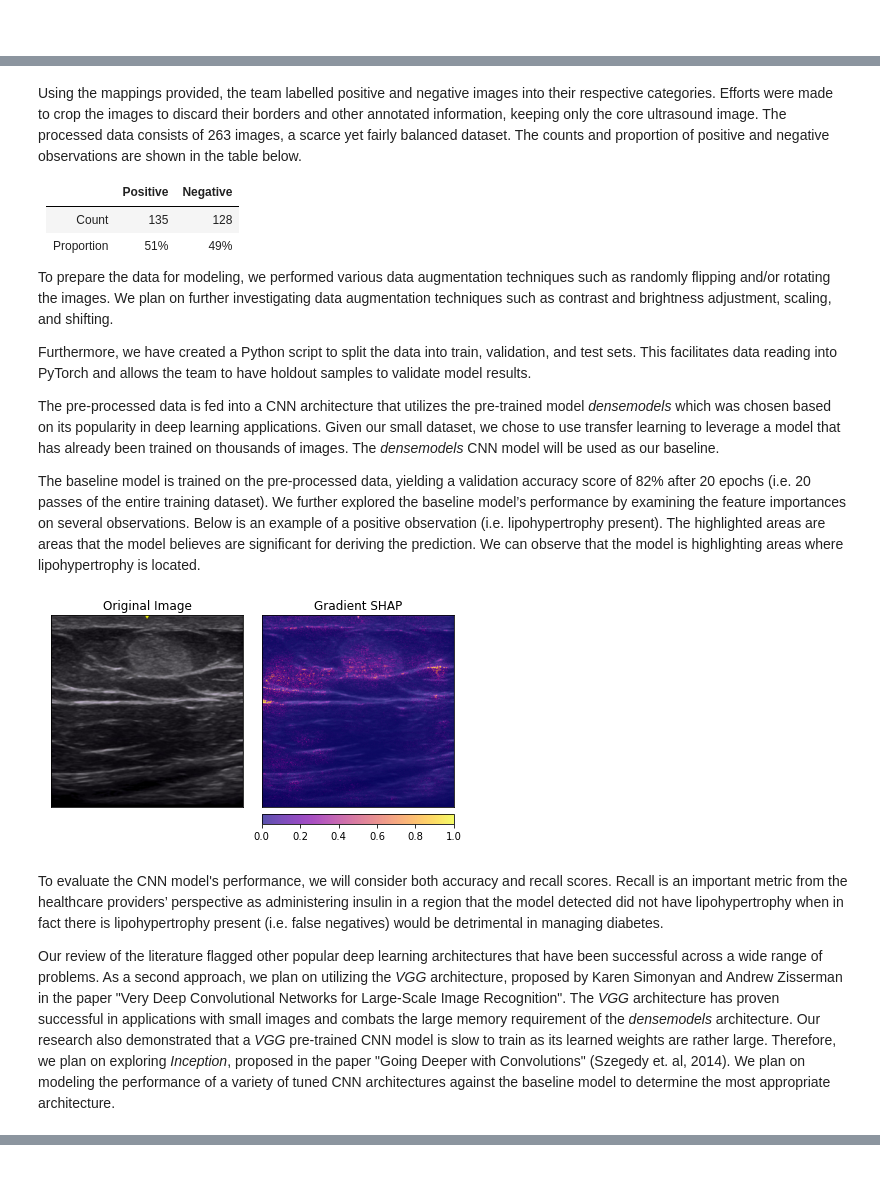
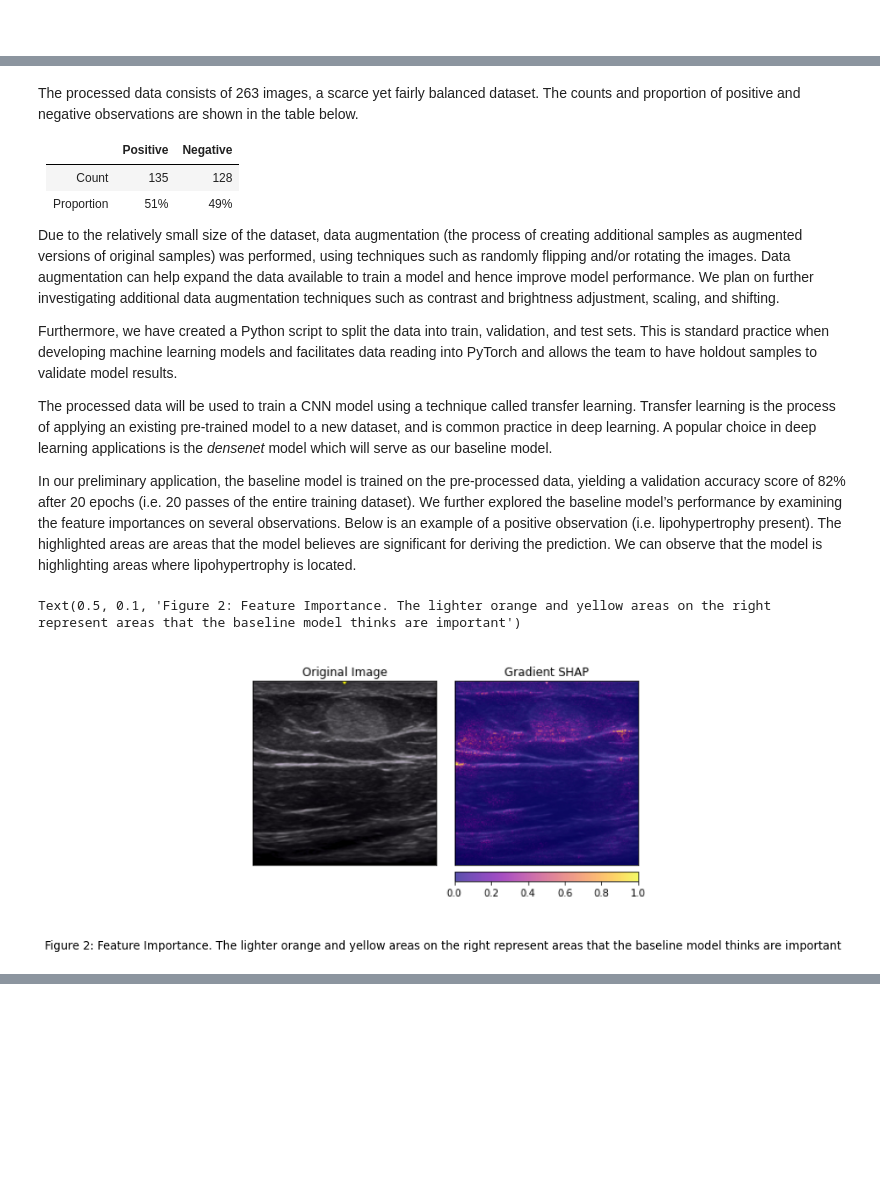
Before and after one commit to larahabashy/capstone-diabetes, a Jupyter notebook: proposal/proposal_report.ipynb, the cells around one changed output, grey strips where cells are left out. Saved outputs shown, nothing was run; the diff lists cells and outputs as text; code cells hidden in the pictures; blank space fills up the shorter version.

```diff
--- a/proposal/proposal_report.ipynb
+++ b/proposal/proposal_report.ipynb
@@ -34,21 +62,27 @@ There are three identified levels of technical abstraction for the final data pr
 # %% [markdown]
-Using the mappings provided, the team labelled positive and negative images into their respective categories. Efforts were made to crop the images to discard their borders and other annotated information, keeping only the core ultrasound image. The processed data consists of 263 images, a scarce yet fairly balanced dataset. The counts and proportion of positive and negative observations are shown in the table below.
+The processed data consists of 263 images, a scarce yet fairly balanced dataset. The counts and proportion of positive and negative observations are shown in the table below.
 
 |  | Positive | Negative |
 | --- | --- | --- |
 | Count | 135 | 128 |
 | Proportion | 51% | 49% |
 
-To prepare the data for modeling, we performed various data augmentation techniques such as randomly flipping and/or rotating the images. We plan on further investigating data augmentation techniques such as contrast and brightness adjustment, scaling, and shifting.
+Due to the relatively small size of the dataset, data augmentation (the process of creating additional samples as augmented versions of original samples) was performed, using techniques such as randomly flipping and/or rotating the images. Data augmentation can help expand the data available to train a model and hence improve model performance. We plan on further investigating additional data augmentation techniques such as contrast and brightness adjustment, scaling, and shifting.
 
-Furthermore, we have created a Python script to split the data into train, validation, and test sets. This facilitates data reading into PyTorch and allows the team to have holdout samples to validate model results.
+Furthermore, we have created a Python script to split the data into train, validation, and test sets. This is standard practice when developing machine learning models and facilitates data reading into PyTorch and allows the team to have holdout samples to validate model results.
 
-The pre-processed data is fed into a CNN architecture that utilizes the pre-trained model *densemodels* which was chosen based on its popularity in deep learning applications. Given our small dataset, we chose to use transfer learning to leverage a model that has already been trained on thousands of images. The *densemodels* CNN model will be used as our baseline.
+The processed data will be used to train a CNN model using a technique called transfer learning. Transfer learning is the process of applying an existing pre-trained model to a new dataset, and is common practice in deep learning. A popular choice in deep learning applications is the *densenet* model which will serve as our baseline model.
 
-The baseline model is trained on the pre-processed data, yielding a validation accuracy score of 82% after 20 epochs (i.e. 20 passes of the entire training dataset). We further explored the baseline model’s performance by examining the feature importances on several observations. Below is an example of a positive observation (i.e. lipohypertrophy present). The highlighted areas are areas that the model believes are significant for deriving the prediction. We can observe that the model is highlighting areas where lipohypertrophy is located.
-
-![proposal_feature_importance.PNG](attachment:bea62a18-8258-4c01-a354-1a70bbf24f1b.PNG)
-
-To evaluate the CNN model's performance, we will consider both accuracy and recall scores. Recall is an important metric from the healthcare providers’ perspective as administering insulin in a region that the model detected did not have lipohypertrophy when in fact there is lipohypertrophy present (i.e. false negatives) would be detrimental in managing diabetes.
-
- Our review of the literature flagged other popular deep learning architectures that have been successful across a wide range of problems. As a second approach, we plan on utilizing the *VGG* architecture, proposed by Karen Simonyan and Andrew Zisserman in the paper "Very Deep Convolutional Networks for Large-Scale Image Recognition". The *VGG* architecture has proven successful in applications with small images and combats the large memory requirement of the *densemodels* architecture. Our research also demonstrated that a *VGG* pre-trained  CNN model is slow to train as its learned weights are rather large. Therefore, we plan on exploring *Inception*, proposed in the paper "Going Deeper with Convolutions" (Szegedy et. al, 2014). We plan on modeling the performance of a variety of tuned CNN architectures against the baseline model to determine the most appropriate architecture.
+In our preliminary application, the baseline model is trained on the pre-processed data, yielding a validation accuracy score of 82% after 20 epochs (i.e. 20 passes of the entire training dataset). We further explored the baseline model’s performance by examining the feature importances on several observations. Below is an example of a positive observation (i.e. lipohypertrophy present). The highlighted areas are areas that the model believes are significant for deriving the prediction. We can observe that the model is highlighting areas where lipohypertrophy is located.
+# %%
+# hide code cell and figure out how to get ride of caption
+fig = figure(figsize=(8, 6), dpi=80)
+a=fig.add_subplot(1,1,1)
+image = imread("../image/proposal_feature_importance.PNG")
+imshow(image)
+axis('off')
+txt = "Figure 2: Feature Importance. The lighter orange and yellow areas on the right represent areas that the baseline model thinks are important"
+figtext(0.5, 0.10, txt, horizontalalignment='center', fontsize=12)
+# %% [output]
+Text(0.5, 0.1, 'Figure 2: Feature Importance. The lighter orange and yellow areas on the right represent areas that the baseline model thinks are important')
+[figure, added]
```
Also changed, not shown: parts of 13 cells of this notebook, 3 other files.
